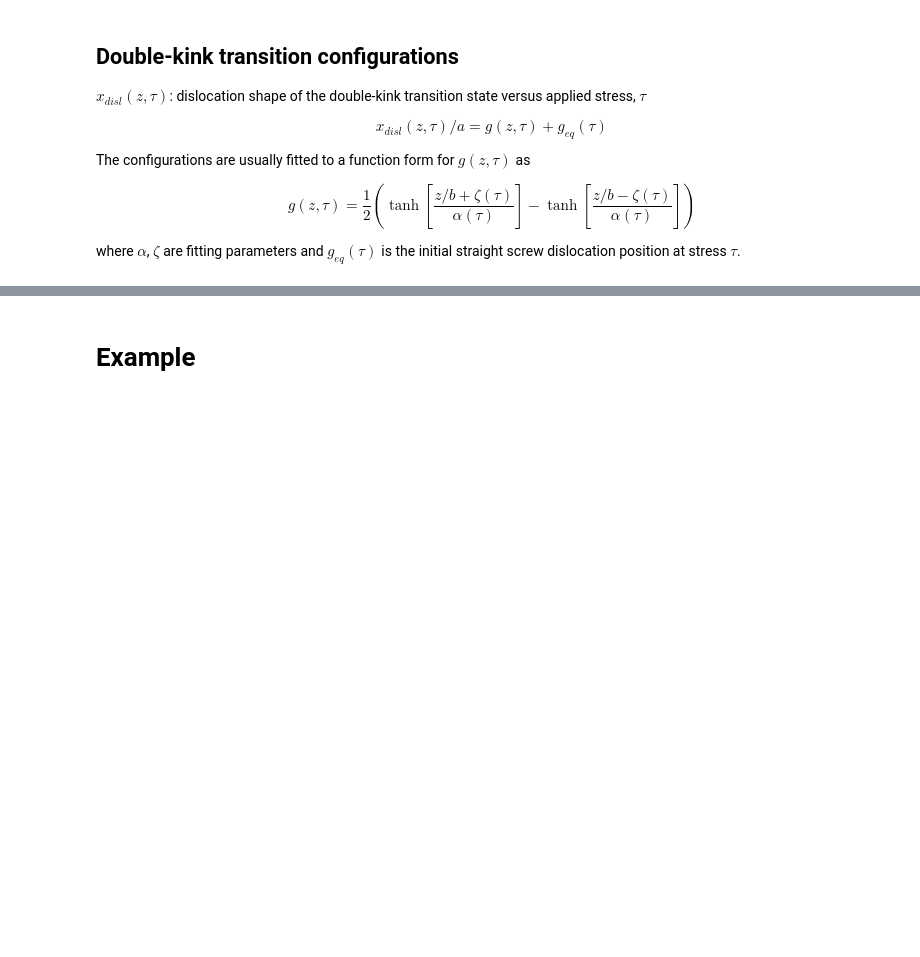
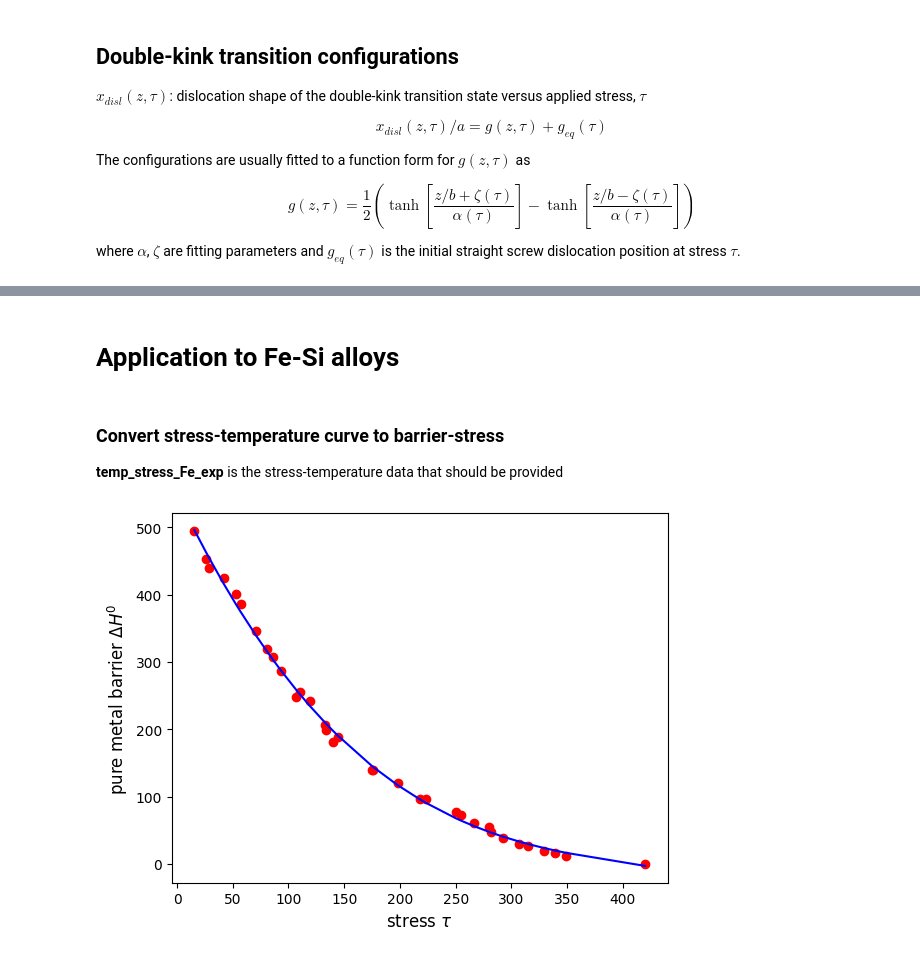
Before and after one commit to alirezaghafarollahi2/SoluteStrengtheningDiluteDK, a Jupyter notebook: SoluteStrengtheningDK.ipynb, the cells around one changed output, grey strips where cells are left out. Cells and saved outputs as stored; diff of their text form; code cells hidden in the pictures; blank space fills up the shorter version.

```diff
--- a/SoluteStrengtheningDK.ipynb
+++ b/SoluteStrengtheningDK.ipynb
@@ -22,2 +41,2 @@ def g(z, tau, alpha, zeta):
 # %% [markdown]
-# Example
+# Application to Fe-Si alloys
@@ -42,0 +43,40 @@ geq_interp = interp1d(x_geq, y_geq, kind='cubic')
+# %% [markdown]
+### Convert stress-temperature curve to barrier-stress
+
+__temp_stress_Fe_exp__ is the stress-temperature data that should be provided
+# %%
+from scipy.interpolate import make_interp_spline
+from scipy.interpolate import UnivariateSpline
+
+
+# stress versus temperature values from experiments/simulations
+temp_stress_Fe_exp = np.array([[7.5, 349], [10.5, 339], [12.5, 329], [17.5, 315], [19, 307], [25, 292], [30.5, 282], [35, 280], [39.5, 266], [47, 255],
+ [50, 250], [62, 223], [62.5, 218], [77.5, 198], [90.5, 176], [90, 175], [122, 144], [117.5, 140], [129, 134], [133.5, 133],
+ [157, 119], [165.5, 110], [160.5, 107], [186, 93], [199, 86], [207.5, 81], [224, 71], [250, 57], [260, 53], [276, 42], [285.5, 29],
+ [294, 26], [320.5, 15.5]])
+
+stress_barrier_Fe_exp = np.array([[temp_stress_Fe_exp[i][1], k*temp_stress_Fe_exp[i][0]*np.log(strain_rate/strain_rate_exp)] for i in range(len(temp_stress_Fe_exp))])
+stress_barrier_Fe_exp = np.concatenate((np.array([[420, 0]]), stress_barrier_Fe_exp))
+
+x = stress_barrier_Fe_exp[:, 0]
+y = stress_barrier_Fe_exp[:, 1]
+
+# Sort x and y based on x
+sorted_indices = np.argsort(x)
+x_sorted = x[sorted_indices]
+y_sorted = y[sorted_indices]
+
+coefficients = np.polyfit(x_sorted, y_sorted, 3)
+
+# Generate a polynomial function from the coefficients
+polynomial_barrier_Fe = np.poly1d(coefficients)
+
+#plt.plot(temp_stress_Fe_exp[:,0], stress_temp_Fe_exp[:,1], 'ro')
+
+plt.plot(stress_barrier_Fe_exp[:,0], stress_barrier_Fe_exp[:,1], 'ro')
+plt.plot(stress_barrier_Fe_exp[:,0], polynomial_barrier_Fe(stress_barrier_Fe_exp[:,0]), 'b-')
+plt.xlabel(r'stress $\tau$', fontsize=12)
+plt.ylabel(r'pure metal barrier $\Delta H^{0}$', fontsize=12)
+plt.show()
+# %% [output]
+[figure, added]
```
Also changed, not shown: parts of 18 cells of this notebook.
